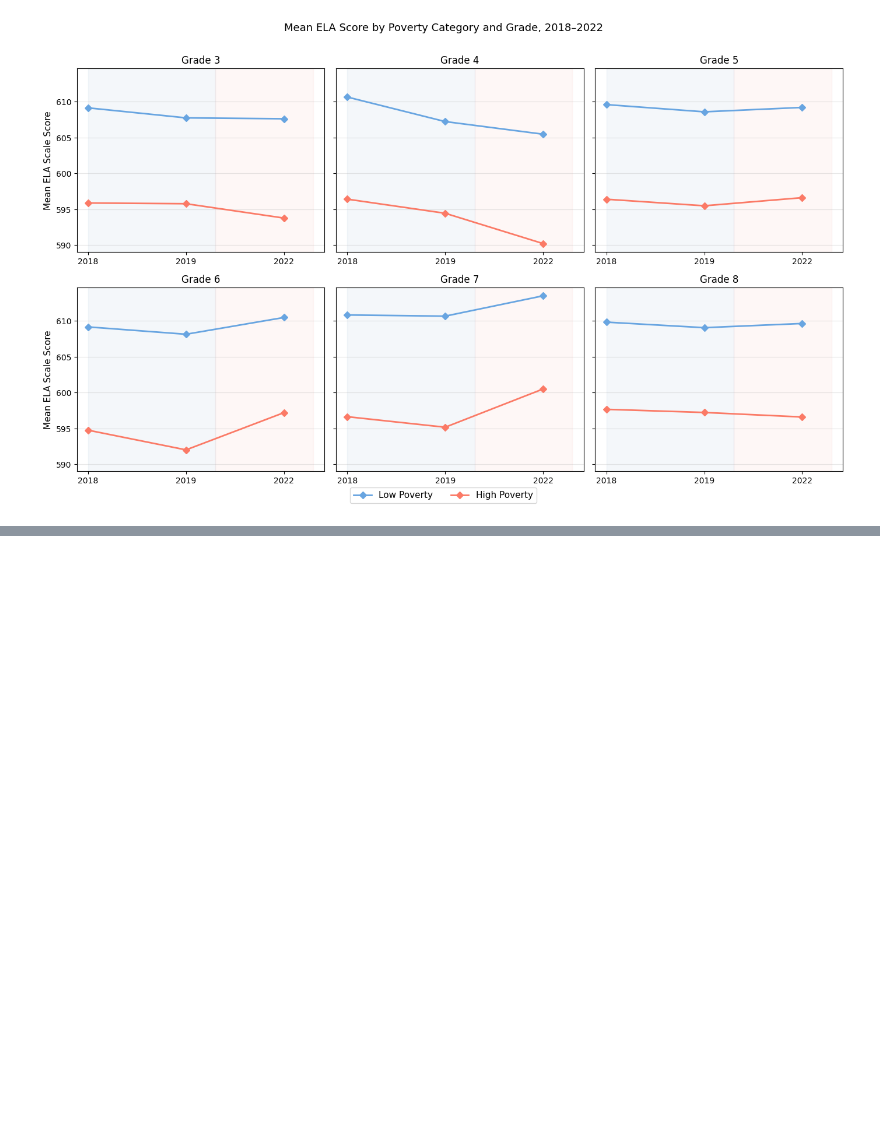
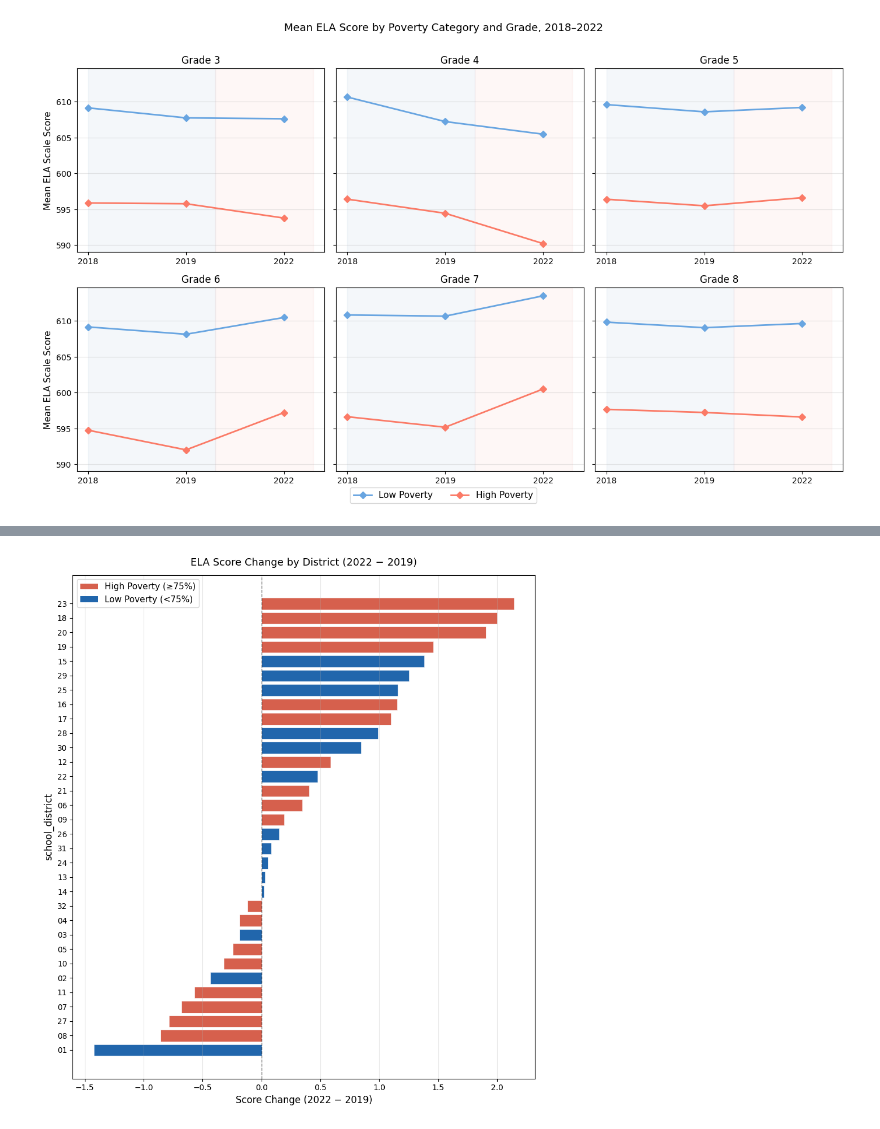
Before and after one commit to madisonajones/Master-s-Project, a Jupyter notebook: EDA_cont.ipynb, the cells around one changed output, grey strips where cells are left out. Drawn from its saved outputs; the diff is of its cells as text; code cells hidden in the pictures; blank space fills up the shorter version.

```diff
--- a/EDA_cont.ipynb
+++ b/EDA_cont.ipynb
@@ -256,0 +184,63 @@ plt.show()
+# %%
+da_clean['poverty_category_75'] = (da_clean['% Poverty'] >= 0.75).astype(int)
+# %%
+# district-level analysis - why school level is necessary
+
+# average score change by district, in both 2019 and 2022
+dist_2019 = (
+    da_clean[da_clean['Year'] == 2019]
+    .groupby('school_district')
+    .agg(poverty=('% Poverty', 'mean'), score_2019=('mean_scale_score', 'mean'))
+    .reset_index()
+)
+dist_2022 = (
+    da_clean[da_clean['Year'] == 2022]
+    .groupby('school_district')['mean_scale_score']
+    .mean()
+    .reset_index()
+    .rename(columns={'mean_scale_score': 'score_2022'})
+)
+
+# merge to have both years and calculate the change in score by district (2022 - 2019)
+district_stats = dist_2019.merge(dist_2022, on='school_district')
+district_stats['change_in_score'] = district_stats['score_2022'] - district_stats['score_2019']
+district_stats = district_stats.sort_values('change_in_score', ascending=True)
+
+# color bars by poverty category with cutoff at 75%
+# was going to be 60% but that ended up being too low because most districts were above threshold
+# looked into distribution of poverty percentages and it's all over the place, no concrete district level poverty rates
+colors = ['#d6604d' if p >= 0.75 else '#2166ac' for p in district_stats['poverty']]
+
+
+fig, ax = plt.subplots(figsize=(9, 10))
+
+# horizontal bar plot of change in score by district, colored by poverty category
+ax.barh(
+    district_stats['school_district'].astype(str),
+    district_stats['change_in_score'],
+    color=colors,
+    edgecolor='white',
+    linewidth=0.4
+)
+
+# vertical line at 0 to show no change in score
+ax.axvline(0, color='black', linewidth=1, linestyle='--', alpha=0.6)
+
+# labeling and titles
+ax.set_xlabel('Score Change (2022 − 2019)', fontsize=12)
+ax.set_ylabel('school_district', fontsize=12)
+ax.set_title('ELA Score Change by District (2022 − 2019)', fontsize=13, pad=12)
+ax.grid(axis='x', alpha=0.3)
+
+# legend for poverty categories
+from matplotlib.patches import Patch
+legend_elements = [
+    Patch(facecolor='#d6604d', label='High Poverty (≥75%)'),
+    Patch(facecolor='#2166ac', label='Low Poverty (<75%)')
+]
+ax.legend(handles=legend_elements, fontsize=11)
+
+plt.tight_layout()
+plt.show()
+# %% [output]
+[figure, added]
```
Also changed, not shown: parts of 9 cells of this notebook, 15 other files.
